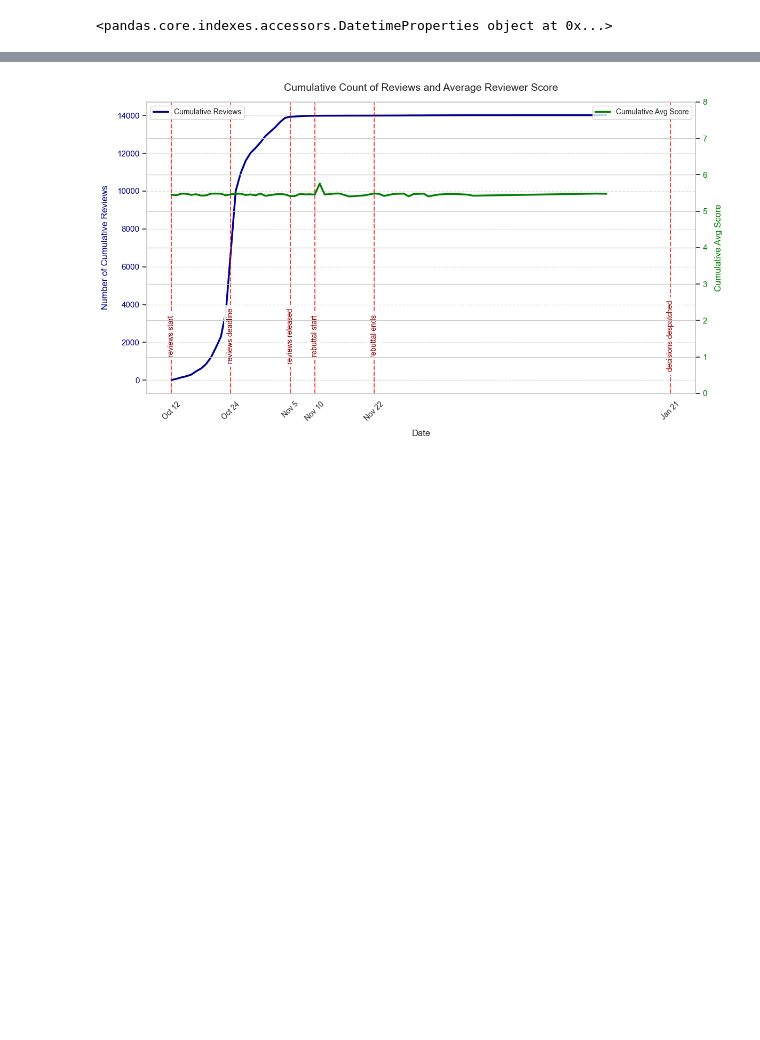
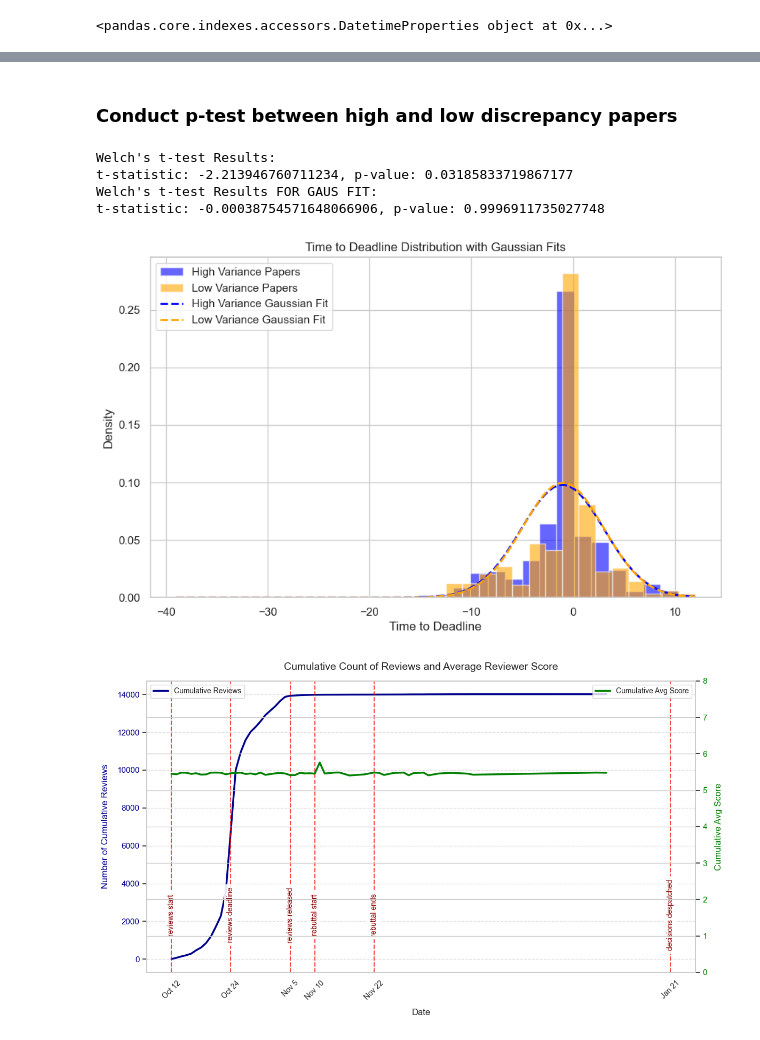
Before and after one commit to halilfarukkaragoz/data-literacy-group16, a Jupyter notebook: busra/time_relationship_cumulative.ipynb, the cells around one changed output, grey strips where cells are left out. Cells and saved outputs as stored; diff of their text form; code cells hidden in the pictures; blank space fills up the shorter version.

```diff
--- a/busra/time_relationship_cumulative.ipynb
+++ b/busra/time_relationship_cumulative.ipynb
@@ -698,3 +882,73 @@ Index(['reviewer_date', 'daily_total', 'cumulative_reviews'], dtype='object')
+# %% [markdown]
+### Conduct p-test between high and low discrepancy papers
+# %%
+import pandas as pd
+import scipy.stats as stats
+
+# Assuming review_df_clean is a DataFrame and contains "is_high_variance" and "time_to_deadline"
+high_variance_times = review_df_clean.loc[review_df_clean["is_high_variance"] == 1, "time_to_deadline"]
+low_variance_times = review_df_clean.loc[review_df_clean["is_high_variance"] == 0, "time_to_deadline"]
+
+# Compute distributions
+high_variance_days = high_variance_times.dt.days if hasattr(high_variance_times, "dt") else high_variance_times
+low_variance_days = low_variance_times.dt.days if hasattr(low_variance_times, "dt") else low_variance_times
+
+high_variance_days = high_variance_days[high_variance_days > -40]
+low_variance_days = low_variance_days[low_variance_days > -40]
+
+high_variance_distribution = high_variance_days.value_counts()
+low_variance_distribution = low_variance_days.value_counts()
+
+# Conduct a statistical test (t-test or Mann-Whitney U test)
+t_stat, p_value = stats.ttest_ind(high_variance_distribution, low_variance_distribution, equal_var=False)  # Welch's t-test
+
+# Display results
+print("Welch's t-test Results:")
+print(f"t-statistic: {t_stat}, p-value: {p_value}")
+
+mu_high, sigma_high = high_variance_days.mean(), high_variance_days.std()
+mu_low, sigma_low = low_variance_days.mean(), low_variance_days.std()
+
+# Generate x values for Gaussian curve
+x_values = np.linspace(min(high_variance_days.min(), high_variance_days.min()),
+                        max(low_variance_days.max(), low_variance_days.max()), 100)
+
+# Compute Gaussian PDFs
+high_gaussian = stats.norm.pdf(x_values, mu_high, sigma_high)
+low_gaussian = stats.norm.pdf(x_values, mu_low, sigma_low)
+
+t_stat, p_value = stats.ttest_ind(high_gaussian, low_gaussian, equal_var=False)  # Welch's t-test
+
+
+# Display results
+print("Welch's t-test Results FOR GAUS FIT:")
+print(f"t-statistic: {t_stat}, p-value: {p_value}")
+
+
+# Plot histograms
+plt.figure(figsize=(10, 6))
+plt.hist(high_variance_days, bins=30, alpha=0.6, density=True, label="High Variance Papers", color='blue')
+plt.hist(low_variance_days, bins=30, alpha=0.6, density=True, label="Low Variance Papers", color='orange')
+
+# Overlay Gaussian Fits
+plt.plot(x_values, high_gaussian, color='blue', linestyle='dashed', linewidth=2, label="High Variance Gaussian Fit")
+plt.plot(x_values, low_gaussian, color='orange', linestyle='dashed', linewidth=2, label="Low Variance Gaussian Fit")
+
+# Labels & Legend
+plt.xlabel("Time to Deadline")
+plt.ylabel("Density")
+plt.title("Time to Deadline Distribution with Gaussian Fits")
+plt.legend()
+plt.grid(True)
+
+# Show plot
+plt.show()
+# %% [output]
+Welch's t-test Results:
+t-statistic: -2.213946760711234, p-value: 0.03185833719867177
+Welch's t-test Results FOR GAUS FIT:
+t-statistic: -0.00038754571648066906, p-value: 0.9996911735027748
+[figure, added]
 # %%
 import pandas as pd
 import numpy as np
```
Also changed, not shown: parts of 17 cells of this notebook, 14 other files.
